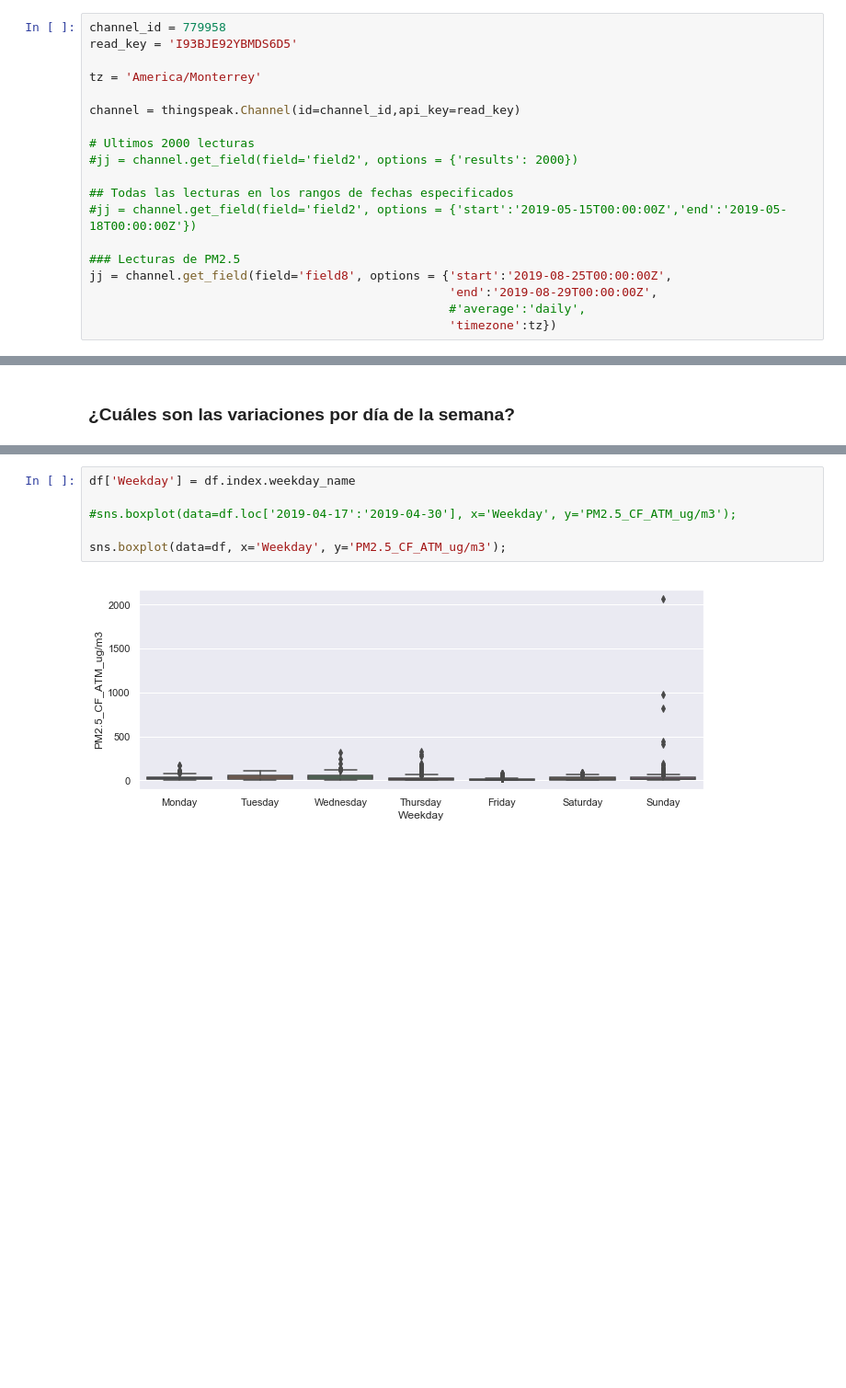
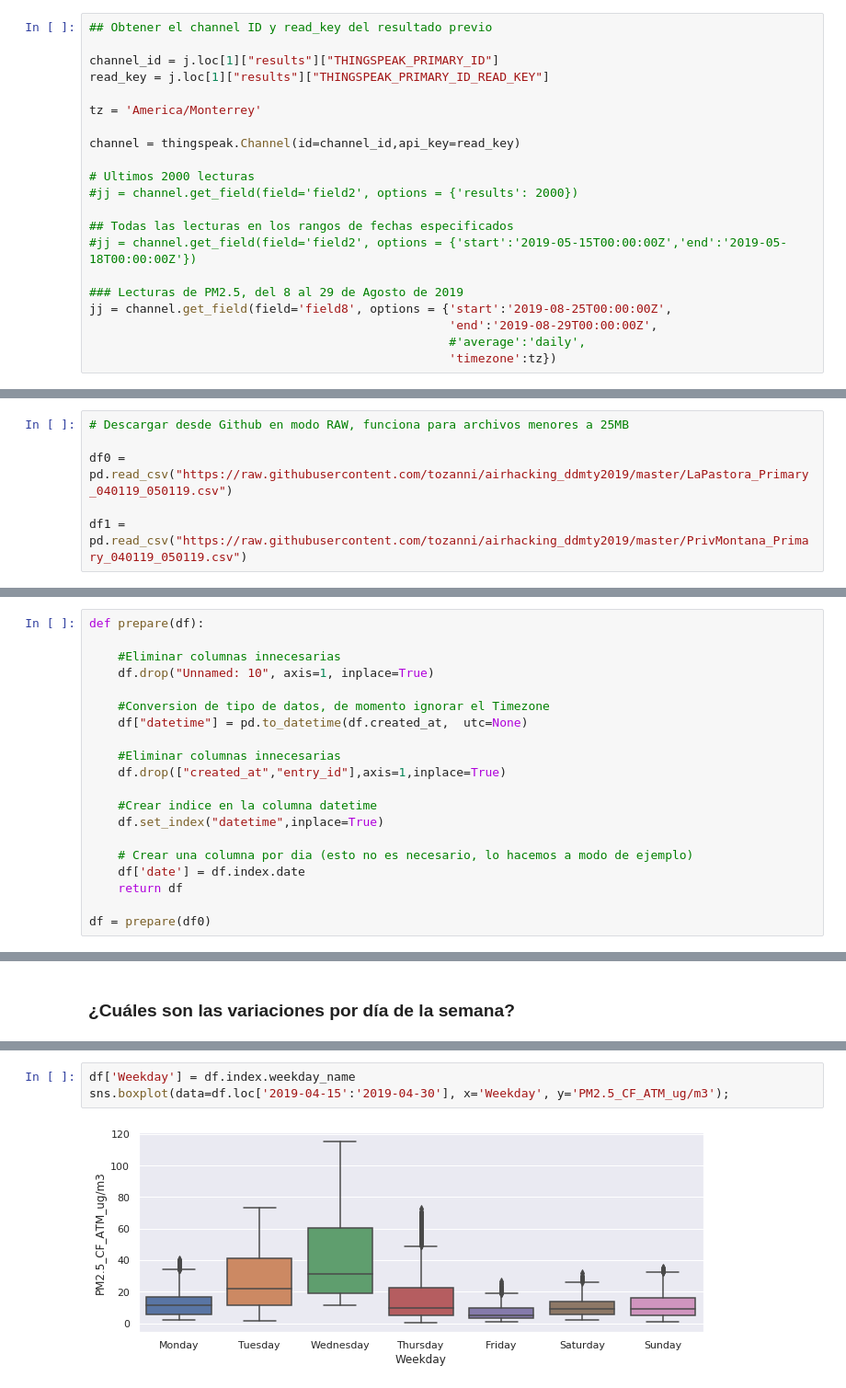
Before and after one commit to tozanni/airhacking_ddmty2019, a Jupyter notebook: AirHacking_DDMTY.ipynb, the cells around one changed output, grey strips where cells are left out. Shown at 92% size. Drawn from its saved outputs; the diff is of its cells as text; blank space fills up the shorter version.

```diff
--- a/AirHacking_DDMTY.ipynb
+++ b/AirHacking_DDMTY.ipynb
@@ -91,6 +110,8 @@ import thingspeak
 # %%
-channel_id = 779958
-read_key = 'I93BJE92YBMDS6D5'
+## Obtener el channel ID y read_key del resultado previo
+
+channel_id = j.loc[1]["results"]["THINGSPEAK_PRIMARY_ID"]
+read_key = j.loc[1]["results"]["THINGSPEAK_PRIMARY_ID_READ_KEY"]
 
 tz = 'America/Monterrey'
 
@@ -102,7 +123,7 @@ channel = thingspeak.Channel(id=channel_id,api_key=read_key)
 ## Todas las lecturas en los rangos de fechas especificados
 #jj = channel.get_field(field='field2', options = {'start':'2019-05-15T00:00:00Z','end':'2019-05-18T00:00:00Z'})
 
-### Lecturas de PM2.5
+### Lecturas de PM2.5, del 8 al 29 de Agosto de 2019
 jj = channel.get_field(field='field8', options = {'start':'2019-08-25T00:00:00Z',
                                                   'end':'2019-08-29T00:00:00Z',
                                                   #'average':'daily',
@@ -192,3 +192,9 @@ df1 = pd.read_csv("La Pastora Primary 04_01_2019 05_01_2019.csv")
+# %%
+# Descargar desde Github en modo RAW, funciona para archivos menores a 25MB
+
+df0 = pd.read_csv("https://raw.githubusercontent.com/tozanni/airhacking_ddmty2019/master/LaPastora_Primary_040119_050119.csv")
+
+df1 = pd.read_csv("https://raw.githubusercontent.com/tozanni/airhacking_ddmty2019/master/PrivMontana_Primary_040119_050119.csv")
 # %%
 df0
 # %% [output]
@@ -215,3 +214,23 @@ df = prepare(df0)
+# %%
+def prepare(df):
+
+    #Eliminar columnas innecesarias
+    df.drop("Unnamed: 10", axis=1, inplace=True)
+
+    #Conversion de tipo de datos, de momento ignorar el Timezone
+    df["datetime"] = pd.to_datetime(df.created_at,  utc=None)
+
+    #Eliminar columnas innecesarias
+    df.drop(["created_at","entry_id"],axis=1,inplace=True)
+
+    #Crear indice en la columna datetime
+    df.set_index("datetime",inplace=True)
+
+    # Crear una columna por dia (esto no es necesario, lo hacemos a modo de ejemplo)
+    df['date'] = df.index.date
+    return df
+
+df = prepare(df0)
 # %%
 df[["PM2.5_CF_ATM_ug/m3"]].head()
 # %% [output]
@@ -406,8 +462,5 @@ df['PM2.5_CF_ATM_ug/m3'].plot(marker=".",linewidth=0.5,ylim=(0,200),linestyle='N
 # %%
 df['Weekday'] = df.index.weekday_name
-
-#sns.boxplot(data=df.loc['2019-04-17':'2019-04-30'], x='Weekday', y='PM2.5_CF_ATM_ug/m3');
-
-sns.boxplot(data=df, x='Weekday', y='PM2.5_CF_ATM_ug/m3');
+sns.boxplot(data=df.loc['2019-04-15':'2019-04-30'], x='Weekday', y='PM2.5_CF_ATM_ug/m3');
 # %% [output]
-[figure, old version]
+[figure, new version]
```
Also changed, not shown: parts of 42 cells of this notebook.
